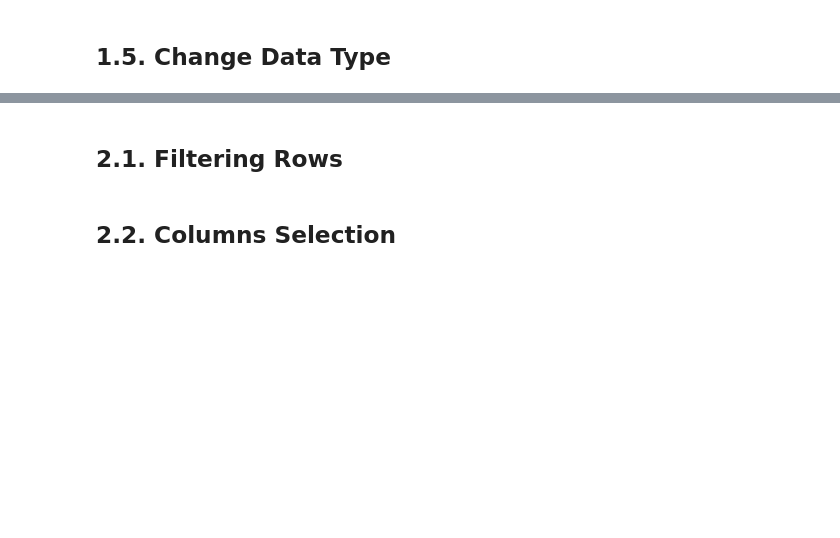
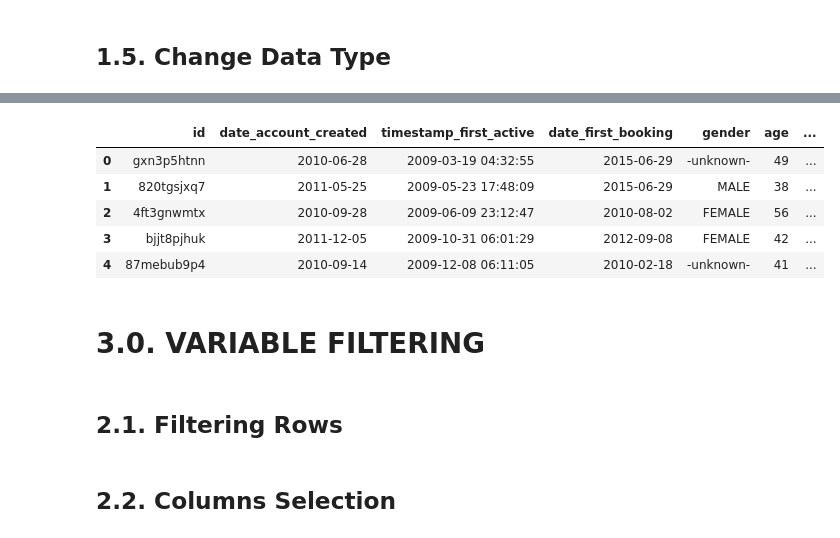
Before and after one commit to emidiovaleretto/airbnb_predict_first_booking, a Jupyter notebook: airbnb_predict_first_booking.ipynb, the cells around one changed output, grey strips where cells are left out. Drawn from its saved outputs; the diff is of its cells as text; code cells hidden in the pictures; blank space fills up the shorter version.

```diff
--- a/airbnb_predict_first_booking.ipynb
+++ b/airbnb_predict_first_booking.ipynb
@@ -336,0 +524,11 @@ df2 = df1.copy()
+# %%
+df2.head()
+# %% [output]
+|  | id | date_account_created | timestamp_first_active | date_first_booking | gender | age | ... |
+| 0 | gxn3p5htnn | 2010-06-28 | 2009-03-19 04:32:55 | 2015-06-29 | -unknown- | 49 | ... |
+| 1 | 820tgsjxq7 | 2011-05-25 | 2009-05-23 17:48:09 | 2015-06-29 | MALE | 38 | ... |
+| 2 | 4ft3gnwmtx | 2010-09-28 | 2009-06-09 23:12:47 | 2010-08-02 | FEMALE | 56 | ... |
+| 3 | bjjt8pjhuk | 2011-12-05 | 2009-10-31 06:01:29 | 2012-09-08 | FEMALE | 42 | ... |
+| 4 | 87mebub9p4 | 2010-09-14 | 2009-12-08 06:11:05 | 2010-02-18 | -unknown- | 41 | ... |
+# %% [markdown]
+# 3.0. VARIABLE FILTERING
```
Also changed, not shown: parts of 38 cells of this notebook.
